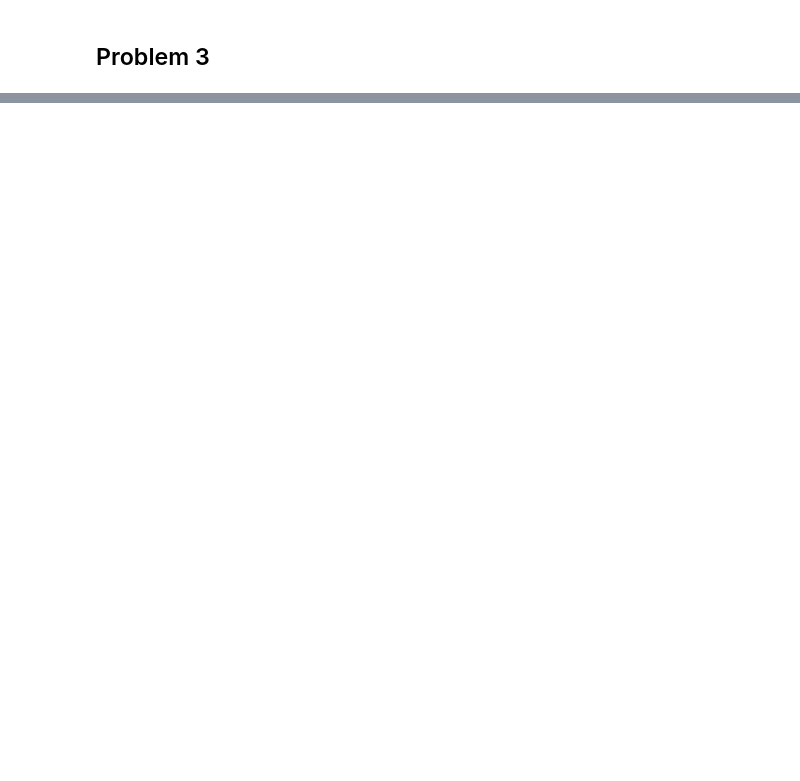
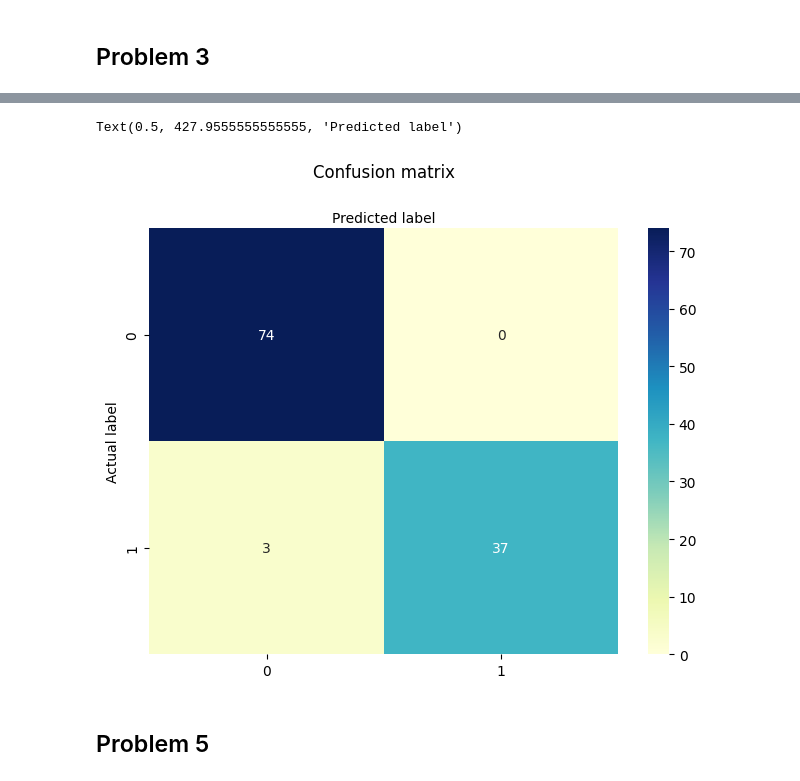
Before and after one commit to samofuture/Intro-to-ML, a Jupyter notebook: HW3/HW3.ipynb, the cells around one changed output, grey strips where cells are left out. Cells and saved outputs as stored; diff of their text form; code cells hidden in the pictures; blank space fills up the shorter version.

Commit message:
Adding Problem 4 and 5

```diff
--- a/HW3/HW3.ipynb
+++ b/HW3/HW3.ipynb
@@ -254,0 +247,6 @@ cnf_matrix
+# %%
+df = pd.read_csv('cancer.csv')
+df['diagnosis'] = df['diagnosis'].apply(lambda x: 1 if x == 'M' else 0)
+Y = df.iloc[:, 1].values
+df = df.drop(columns='diagnosis', axis=1)
+X = df.iloc[:, 1:].values
@@ -254,0 +300,17 @@ cnf_matrix
+# %%
+pc_list = [f'pc{i}' for i in range(max_acc_index)]
+pca = PCA(n_components=max_acc_index)
+principalComponents = pca.fit_transform(X)
+principalDf = pd.DataFrame(data=principalComponents, columns=pc_list)
+
+X_train, X_test, Y_train, Y_test = train_test_split(principalDf, Y, test_size = 0.2, random_state = 7)
+sc_X = StandardScaler()
+X_train = sc_X.fit_transform(X_train)
+X_test = sc_X.transform(X_test)
+
+classifier = LogisticRegression(random_state=10)
+classifier.fit(X_train, Y_train)
+Y_pred = classifier.predict(X_test)
+cnf_matrix = confusion_matrix(Y_test, Y_pred)
+
+print(metrics.classification_report(Y_test, Y_pred))
@@ -254,0 +326,19 @@ cnf_matrix
+# %%
+cnf_matrix = metrics.confusion_matrix(Y_test, Y_pred)
+class_names=[0,1] # name  of classes
+fig, ax = plt.subplots()
+tick_marks = np.arange(len(class_names))
+plt.xticks(tick_marks, class_names)
+plt.yticks(tick_marks, class_names)
+# create heatmap
+sns.heatmap(pd.DataFrame(cnf_matrix), annot=True, cmap="YlGnBu" ,fmt='g')
+ax.xaxis.set_label_position("top")
+plt.tight_layout()
+plt.title('Confusion matrix', y=1.1)
+plt.ylabel('Actual label')
+plt.xlabel('Predicted label')
+# %% [output]
+Text(0.5, 427.9555555555555, 'Predicted label')
+[figure, added]
+# %% [markdown]
+## Problem 5
```
Also changed, not shown: parts of 18 cells of this notebook.
